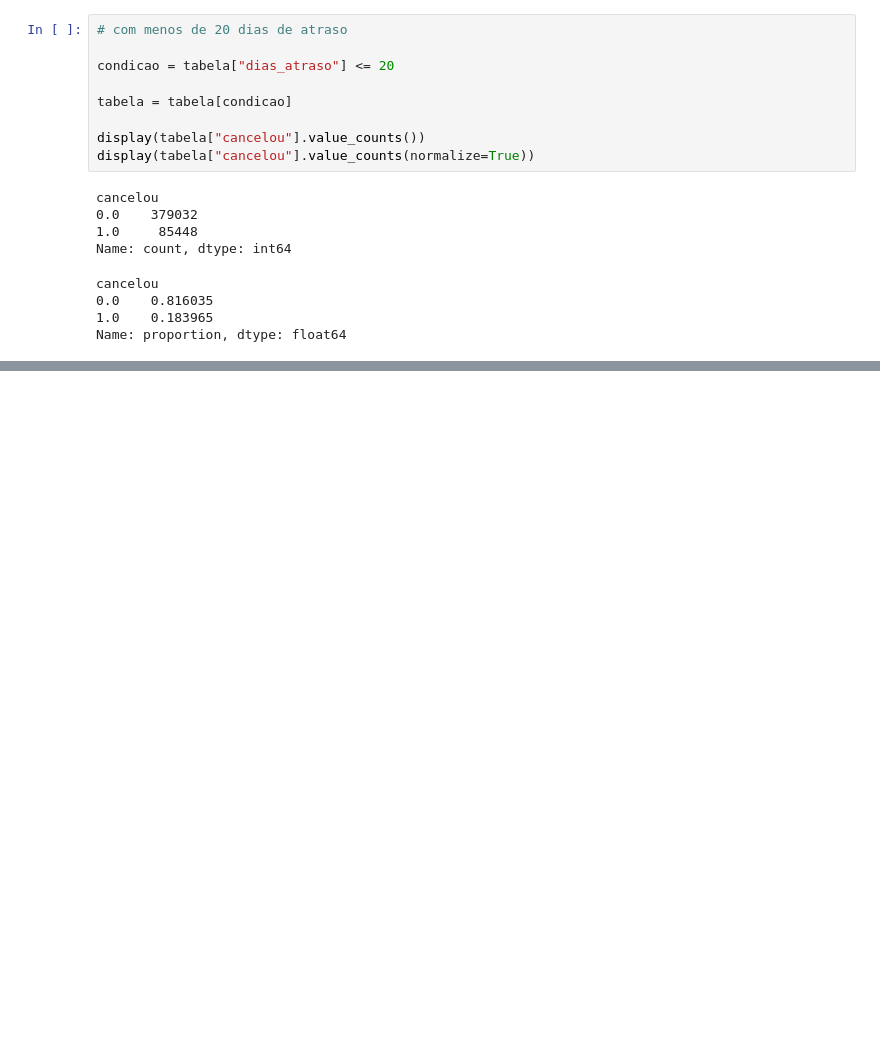
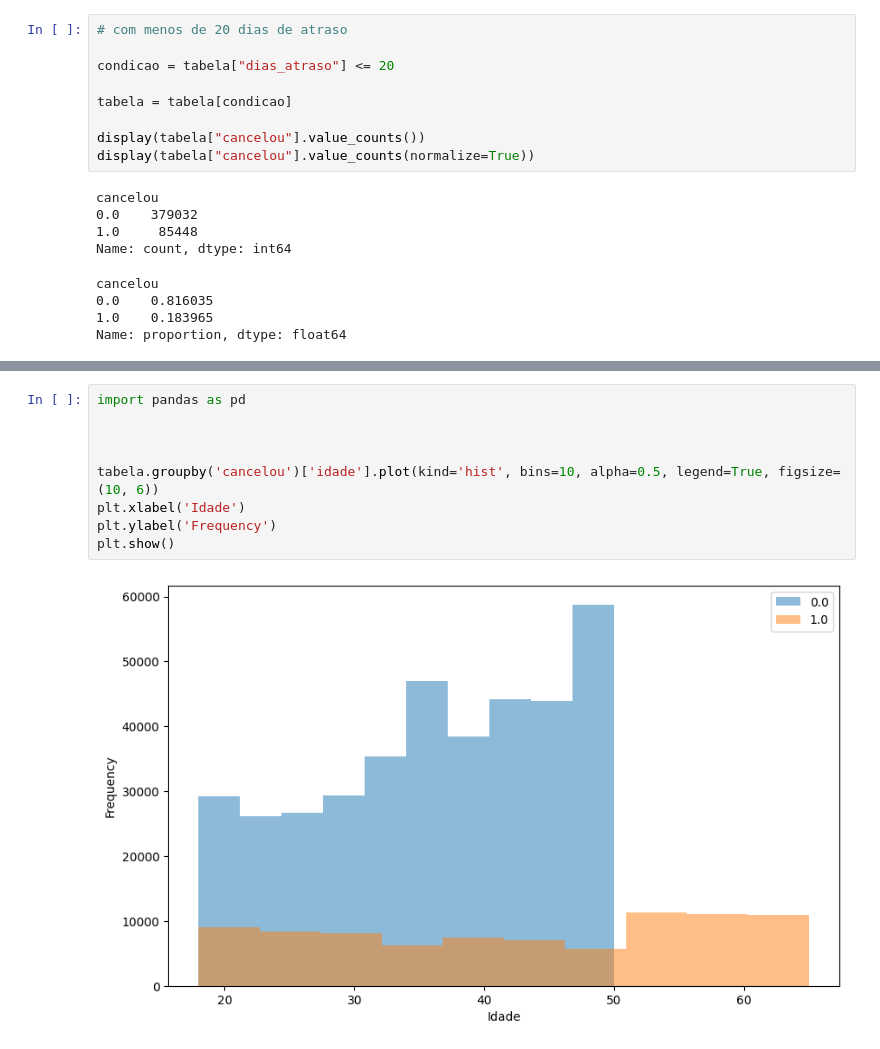
Before and after one commit to tallyto/big-data, a Jupyter notebook: cancelamentos/notebooks/main.ipynb, the cells around one changed output, grey strips where cells are left out. Saved outputs shown, nothing was run; the diff lists cells and outputs as text; blank space fills up the shorter version.

```diff
--- a/cancelamentos/notebooks/main.ipynb
+++ b/cancelamentos/notebooks/main.ipynb
@@ -197,0 +193,11 @@ Name: proportion, dtype: float64
+# %%
+import pandas as pd
+
+
+
+tabela.groupby('cancelou')['idade'].plot(kind='hist', bins=10, alpha=0.5, legend=True, figsize=(10, 6))
+plt.xlabel('Idade')
+plt.ylabel('Frequency')
+plt.show()
+# %% [output]
+[figure, added]
```
Also changed, not shown: parts of 2 cells of this notebook, 1 other file.
